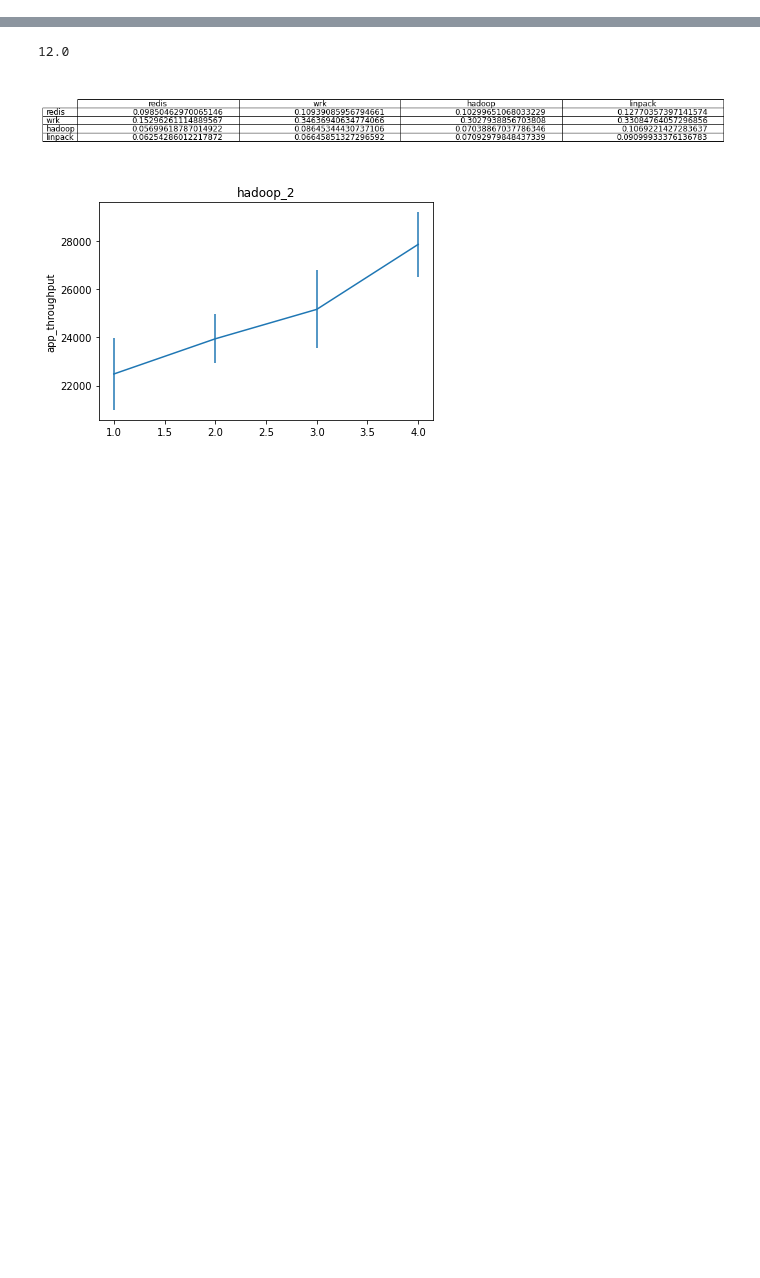
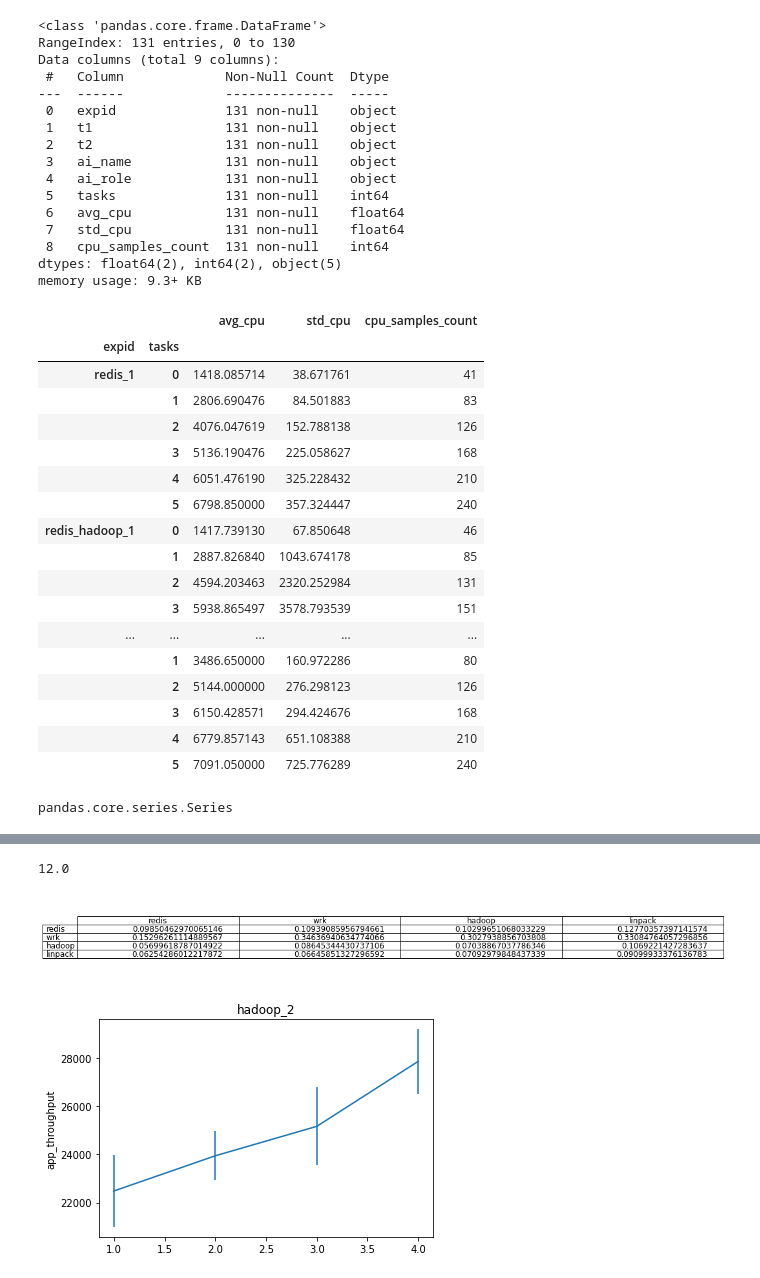
Before and after one commit to pawelzell/cbtool, a Jupyter notebook: myscripts/Interference observation.ipynb, the cells around one changed output, grey strips where cells are left out. Cells and saved outputs as stored; diff of their text form; code cells hidden in the pictures; blank space fills up the shorter version.

```diff
--- a/myscripts/Interference observation.ipynb
+++ b/myscripts/Interference observation.ipynb
@@ -80,0 +213,49 @@ expid = "61redis"
+# %%
+res.info()
+cpu_sum = res.groupby(["expid", "tasks"]).sum()
+cpu_sum
+# %% [output]
+<class 'pandas.core.frame.DataFrame'>
+RangeIndex: 131 entries, 0 to 130
+Data columns (total 9 columns):
+ #   Column             Non-Null Count  Dtype
+---  ------             --------------  -----
+ 0   expid              131 non-null    object
+ 1   t1                 131 non-null    object
+ 2   t2                 131 non-null    object
+ 3   ai_name            131 non-null    object
+ 4   ai_role            131 non-null    object
+ 5   tasks              131 non-null    int64
+ 6   avg_cpu            131 non-null    float64
+ 7   std_cpu            131 non-null    float64
+ 8   cpu_samples_count  131 non-null    int64
+dtypes: float64(2), int64(2), object(5)
+memory usage: 9.3+ KB
+|  |  | avg_cpu | std_cpu | cpu_samples_count |
+| expid | tasks |  |  |  |
+| redis_1 | 0 | 1418.085714 | 38.671761 | 41 |
+|  | 1 | 2806.690476 | 84.501883 | 83 |
+|  | 2 | 4076.047619 | 152.788138 | 126 |
+|  | 3 | 5136.190476 | 225.058627 | 168 |
+|  | 4 | 6051.476190 | 325.228432 | 210 |
+|  | 5 | 6798.850000 | 357.324447 | 240 |
+| redis_hadoop_1 | 0 | 1417.739130 | 67.850648 | 46 |
+|  | 1 | 2887.826840 | 1043.674178 | 85 |
+|  | 2 | 4594.203463 | 2320.252984 | 131 |
+|  | 3 | 5938.865497 | 3578.793539 | 151 |
+| ... | ... | ... | ... | ... |
+|  | 1 | 3486.650000 | 160.972286 | 80 |
+|  | 2 | 5144.000000 | 276.298123 | 126 |
+|  | 3 | 6150.428571 | 294.424676 | 168 |
+|  | 4 | 6779.857143 | 651.108388 | 210 |
+|  | 5 | 7091.050000 | 725.776289 | 240 |
+# %%
+def getMetricsTmp(expid, metric_name="app_latency"):
+    df = readExp(expid)
+    dfs = splitDF(df)
+    ys, yerr = getMetrics(dfs, metric_name)
+
+# parse all csvs
+# expid ->
+# %% [output]
+pandas.core.series.Series
```
Also changed, not shown: parts of 4 cells of this notebook.
